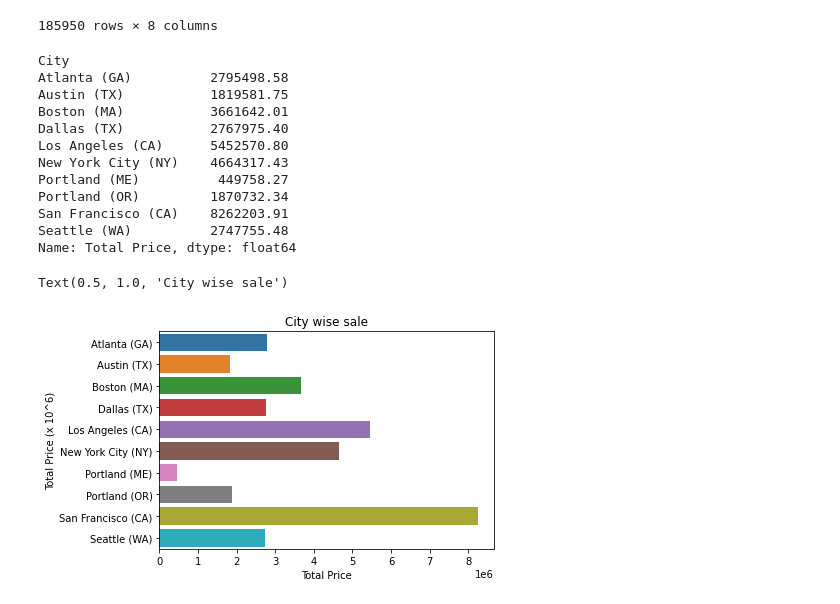
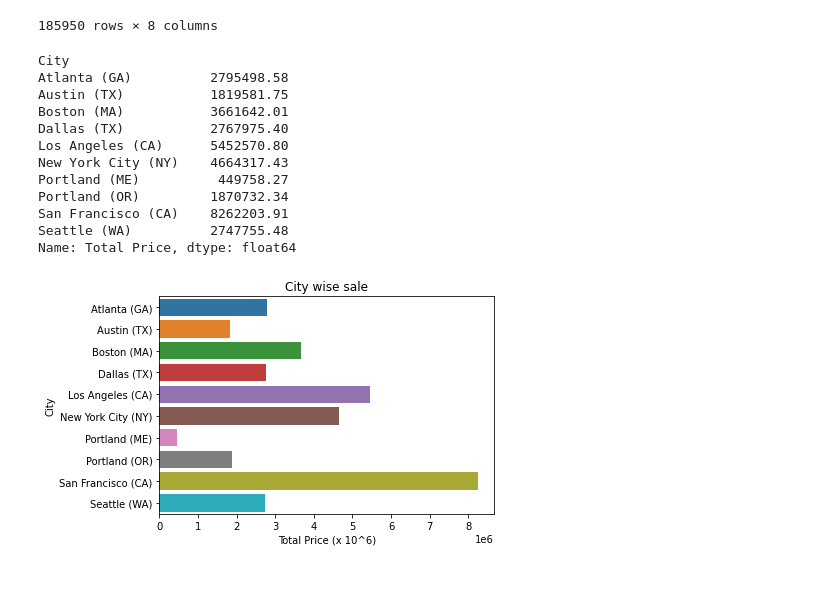
Before and after one commit to d-s-dc/Data-Analysis-on-Sales, a Jupyter notebook: Project.ipynb, the cells around one changed output. Saved outputs shown, nothing was run; the diff lists cells and outputs as text; code cells hidden in the pictures.

```diff
--- a/Project.ipynb
+++ b/Project.ipynb
@@ -16,14 +16,13 @@ filenames = glob(folderpath + '/*')
 keys = []
 dfs = []
 for x in filenames:
-    temp = pd.read_csv(x)
+    temp = pd.read_csv(x, parse_date = ["datetime"])
     temp[['Price Each', 'Quantity Ordered']] = temp[['Price Each', 'Quantity Ordered']].apply(pd.to_numeric, errors = 'coerce')
     temp = temp.dropna().reset_index(drop = True)
     dfs.append(temp)
     result = re.search("_([a-zA-Z]*)_", x)
     keys.append(result.group(1))
 concatenated = pd.concat(dfs, keys = keys)
-concatenated['Order Date'] = pd.to_datetime(concatenated['Order Date'])
 mdisplay(concatenated)
 # %% [output]
 |  |  | Order ID | Product | Quantity Ordered | Price Each | Order Date | Purchase Address |
@@ -163,21 +162,21 @@ data
 # %%
 city_wise = data.groupby(by = 'City').sum()['Total Price']
 print(city_wise)
 sns.barplot(y = city_wise.index, x = city_wise)
-plt.ylabel('Total Price (x 10^6)')
+plt.xlabel('Total Price (x 10^6)')
 plt.title('City wise sale')
+sns.reset_orig()
 # %% [output]
 City
 Atlanta (GA)          2795498.58
 Austin (TX)           1819581.75
 Boston (MA)           3661642.01
 Dallas (TX)           2767975.40
 Los Angeles (CA)      5452570.80
 New York City (NY)    4664317.43
 Portland (ME)          449758.27
 Portland (OR)         1870732.34
 San Francisco (CA)    8262203.91
 Seattle (WA)          2747755.48
 Name: Total Price, dtype: float64
-Text(0.5, 1.0, 'City wise sale')
-[figure, old version]
+[figure, new version]
```
Also changed, not shown: parts of 15 cells of this notebook.
